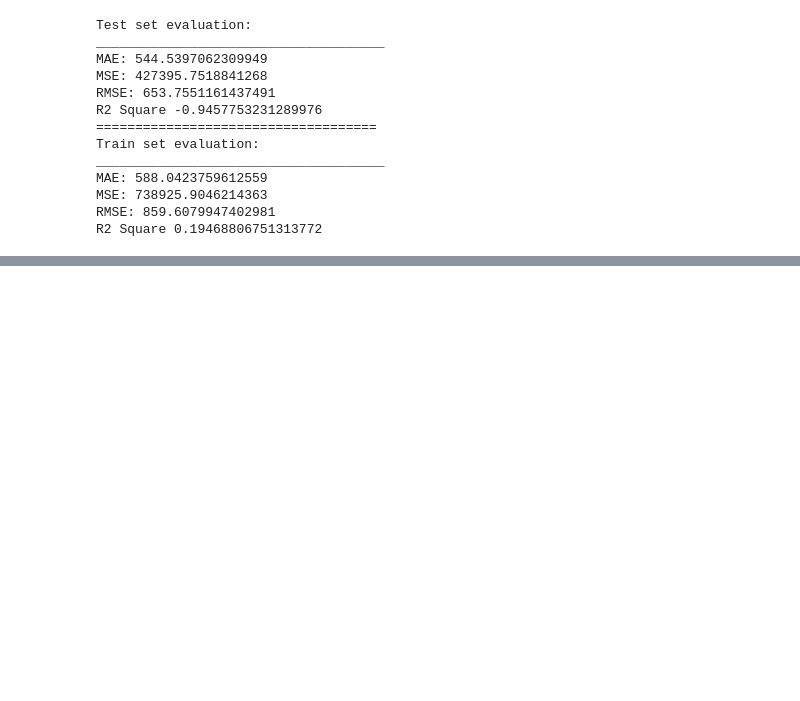
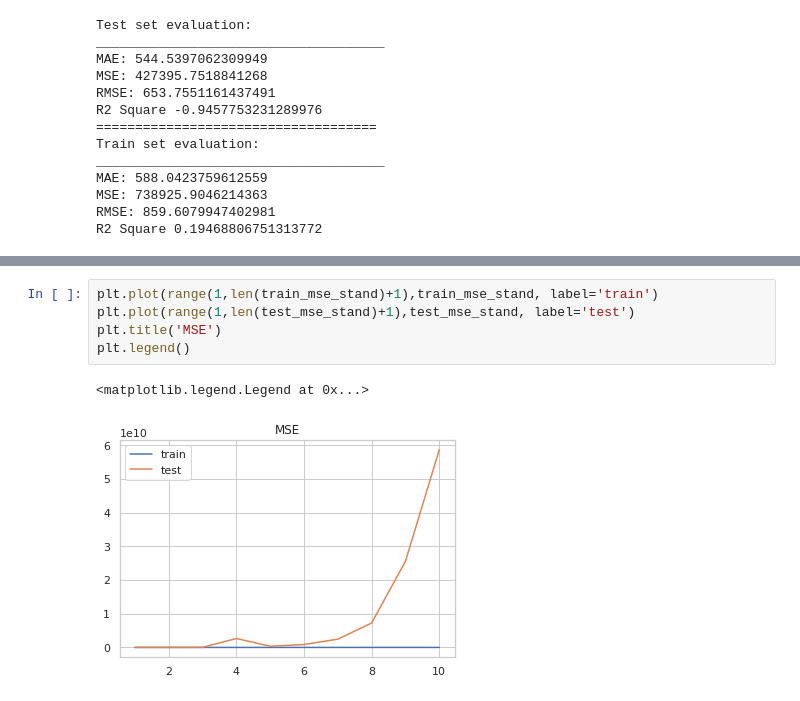
Before and after one commit to essamgouda97/ECE720-project1, a Jupyter notebook: Group28_task1.ipynb, the cells around one changed output, grey strips where cells are left out. Cells and saved outputs as stored; diff of their text form; blank space fills up the shorter version.

```diff
--- a/Group28_task1.ipynb
+++ b/Group28_task1.ipynb
@@ -2105,0 +2207,8 @@ results_df
+# %%
+plt.plot(range(1,len(train_mse_stand)+1),train_mse_stand, label='train')
+plt.plot(range(1,len(test_mse_stand)+1),test_mse_stand, label='test')
+plt.title('MSE')
+plt.legend()
+# %% [output]
+<matplotlib.legend.Legend at 0x...>
+[figure, added]
```
Also changed, not shown: parts of 39 cells of this notebook.
